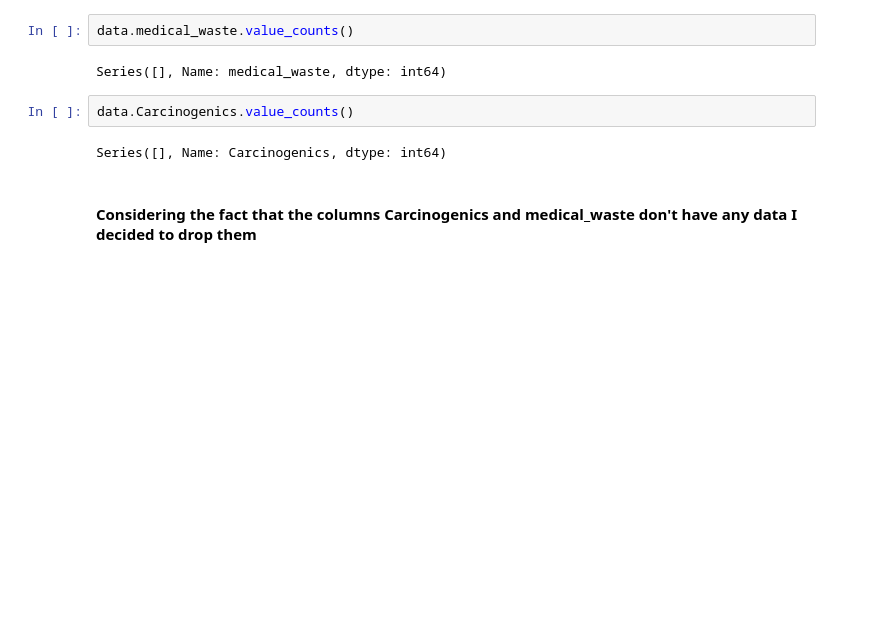
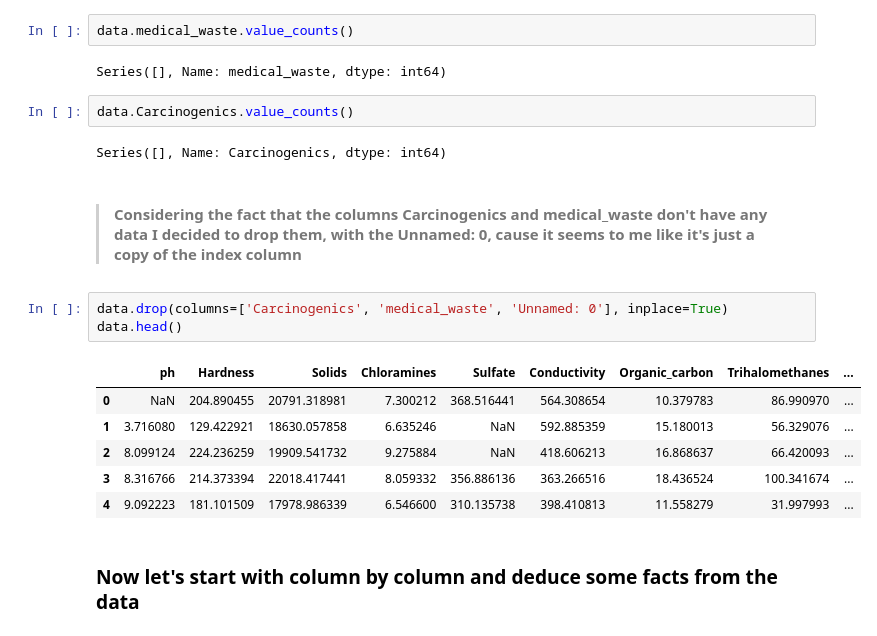
Before and after one commit to pyramixofficial/My-personal-projects, a Jupyter notebook: Exam/Untitled.ipynb, the cells around one changed output. Saved outputs shown, nothing was run; the diff lists cells and outputs as text; blank space fills up the shorter version.

```diff
--- a/Exam/Untitled.ipynb
+++ b/Exam/Untitled.ipynb
@@ -57,4 +86,16 @@ data.Carcinogenics.value_counts()
 # %% [output]
 Series([], Name: Carcinogenics, dtype: int64)
 # %% [markdown]
-#### Considering the fact that the columns Carcinogenics and medical_waste don't have any data I decided to drop them
+>#### Considering the fact that the columns Carcinogenics and medical_waste don't have any data I decided to drop them, with the Unnamed: 0, cause it seems to me like it's just a copy of the index column
+# %%
+data.drop(columns=['Carcinogenics', 'medical_waste', 'Unnamed: 0'], inplace=True)
+data.head()
+# %% [output]
+|  | ph | Hardness | Solids | Chloramines | Sulfate | Conductivity | Organic_carbon | Trihalomethanes | ... |
+| 0 | NaN | 204.890455 | 20791.318981 | 7.300212 | 368.516441 | 564.308654 | 10.379783 | 86.990970 | ... |
+| 1 | 3.716080 | 129.422921 | 18630.057858 | 6.635246 | NaN | 592.885359 | 15.180013 | 56.329076 | ... |
+| 2 | 8.099124 | 224.236259 | 19909.541732 | 9.275884 | NaN | 418.606213 | 16.868637 | 66.420093 | ... |
+| 3 | 8.316766 | 214.373394 | 22018.417441 | 8.059332 | 356.886136 | 363.266516 | 18.436524 | 100.341674 | ... |
+| 4 | 9.092223 | 181.101509 | 17978.986339 | 6.546600 | 310.135738 | 398.410813 | 11.558279 | 31.997993 | ... |
+# %% [markdown]
+### Now let's start with column by column and deduce some facts from the data
```
Also changed, not shown: parts of 15 cells of this notebook, 1 other file.
